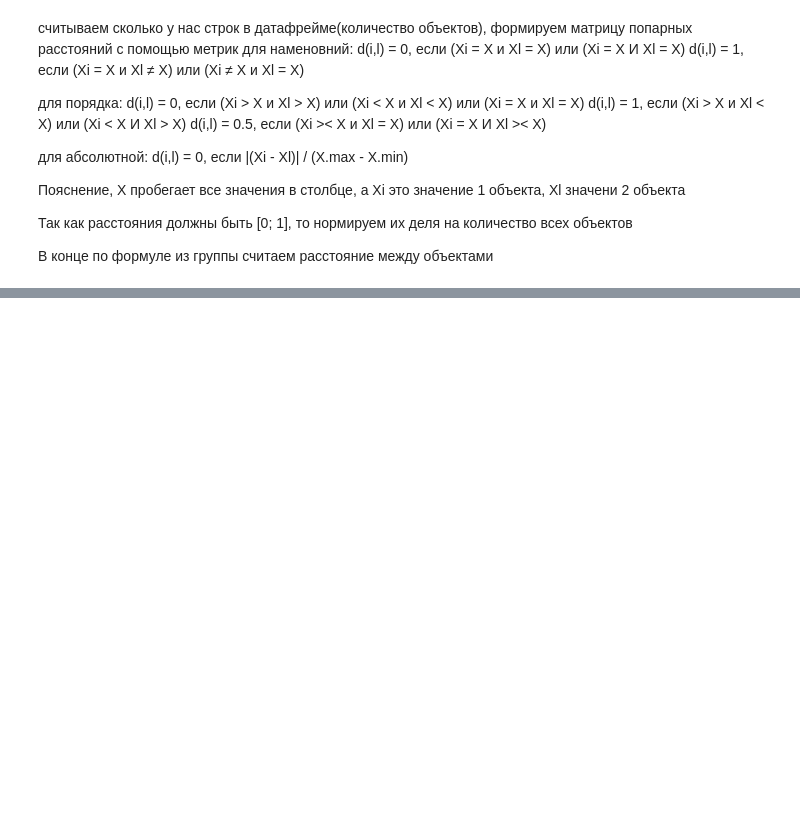
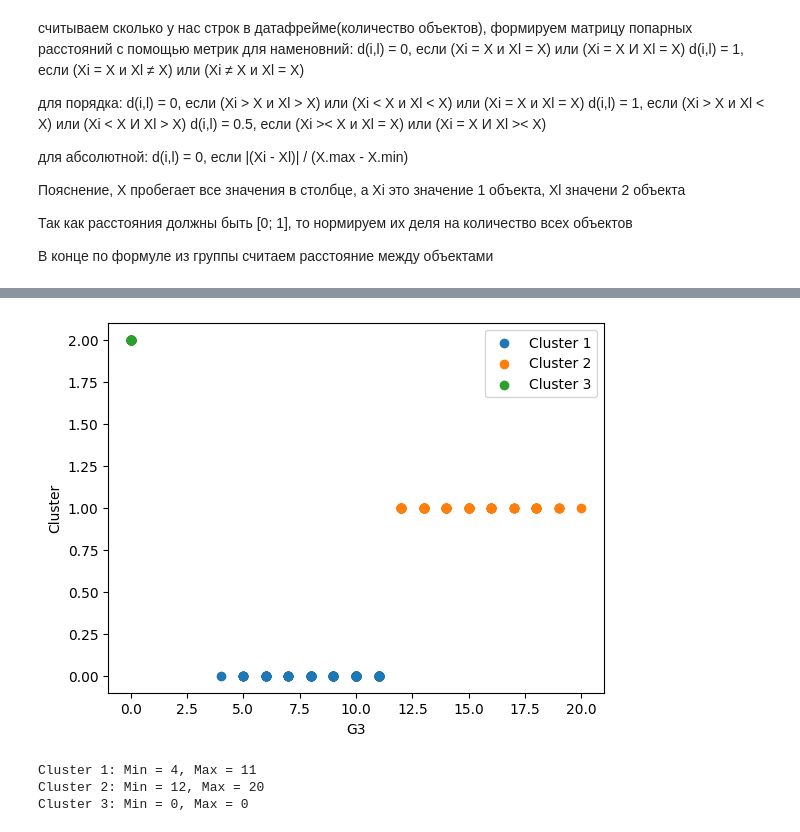
Before and after one commit to Knyazhev-Misha/IAD-NSU, a Jupyter notebook: task1.ipynb, the cells around one changed output, grey strips where cells are left out. Saved outputs shown, nothing was run; the diff lists cells and outputs as text; code cells hidden in the pictures; blank space fills up the shorter version.

```diff
--- a/task1.ipynb
+++ b/task1.ipynb
@@ -154,0 +205,48 @@ pairwise_distances_df.to_csv(csv_file_path, sep=';', index=False)
+# %%
+G3 = df['G3'].values.reshape(-1, 1)
+
+R = 6
+
+def get_cluster_center(cluster):
+    return np.mean(cluster, axis=0)
+
+def forel_clustering(data, R):
+    clusters = []
+
+    while len(data) > 0:
+        center = data[0]
+        cluster = [center]
+
+        for point in data:
+            if np.linalg.norm(point - center) < R:
+                cluster.append(point)
+
+        data = [point for point in data if point not in cluster]
+
+        if cluster:
+            clusters.append(cluster)
+
+    return clusters
+
+resulting_clusters = forel_clustering(G3, R)
+
+for i, cluster in enumerate(resulting_clusters):
+    y = [i] * len(cluster)
+    plt.scatter(cluster, y, label=f'Cluster {i + 1}')
+
+plt.xlabel('G3')
+plt.ylabel('Cluster')
+plt.legend()
+plt.show()
+
+
+for i, cluster in enumerate(resulting_clusters):
+    cluster_data = np.array(cluster)
+    min_value = np.min(cluster_data)
+    max_value = np.max(cluster_data)
+    print(f"Cluster {i + 1}: Min = {min_value}, Max = {max_value}")
+# %% [output]
+[figure, added]
+Cluster 1: Min = 4, Max = 11
+Cluster 2: Min = 12, Max = 20
+Cluster 3: Min = 0, Max = 0
```
Also changed, not shown: parts of 15 cells of this notebook, 10 other files.
